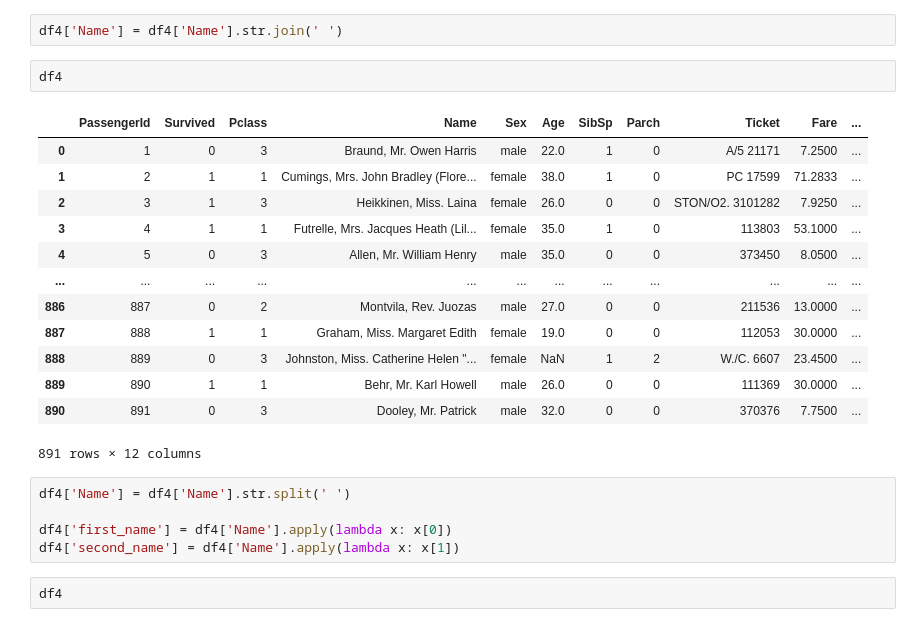
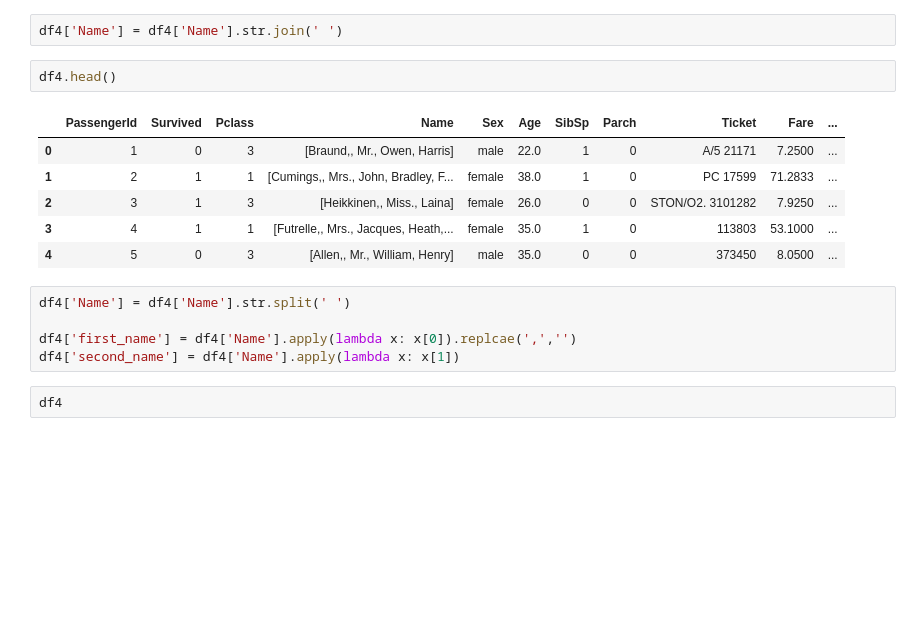
Before and after one commit to KEEPGOINGNOW/Fintech_Service_2nd, a Jupyter notebook: 05_Machine_Learning/02_pandas_사용법.ipynb, the cells around one changed output. Cells and saved outputs as stored; diff of their text form; blank space fills up the shorter version.

```diff
--- a/05_Machine_Learning/02_pandas_사용법.ipynb
+++ b/05_Machine_Learning/02_pandas_사용법.ipynb
@@ -1155,25 +1196,18 @@ Name: Name, Length: 891, dtype: object
 # %%
 df4['Name'] = df4['Name'].str.join(' ')
 # %%
-df4
+df4.head()
 # %% [output]
 |  | PassengerId | Survived | Pclass | Name | Sex | Age | SibSp | Parch | Ticket | Fare | ... |
-| 0 | 1 | 0 | 3 | Braund, Mr. Owen Harris | male | 22.0 | 1 | 0 | A/5 21171 | 7.2500 | ... |
-| 1 | 2 | 1 | 1 | Cumings, Mrs. John Bradley (Flore... | female | 38.0 | 1 | 0 | PC 17599 | 71.2833 | ... |
-| 2 | 3 | 1 | 3 | Heikkinen, Miss. Laina | female | 26.0 | 0 | 0 | STON/O2. 3101282 | 7.9250 | ... |
-| 3 | 4 | 1 | 1 | Futrelle, Mrs. Jacques Heath (Lil... | female | 35.0 | 1 | 0 | 113803 | 53.1000 | ... |
-| 4 | 5 | 0 | 3 | Allen, Mr. William Henry | male | 35.0 | 0 | 0 | 373450 | 8.0500 | ... |
-| ... | ... | ... | ... | ... | ... | ... | ... | ... | ... | ... | ... |
-| 886 | 887 | 0 | 2 | Montvila, Rev. Juozas | male | 27.0 | 0 | 0 | 211536 | 13.0000 | ... |
-| 887 | 888 | 1 | 1 | Graham, Miss. Margaret Edith | female | 19.0 | 0 | 0 | 112053 | 30.0000 | ... |
-| 888 | 889 | 0 | 3 | Johnston, Miss. Catherine Helen "... | female | NaN | 1 | 2 | W./C. 6607 | 23.4500 | ... |
-| 889 | 890 | 1 | 1 | Behr, Mr. Karl Howell | male | 26.0 | 0 | 0 | 111369 | 30.0000 | ... |
-| 890 | 891 | 0 | 3 | Dooley, Mr. Patrick | male | 32.0 | 0 | 0 | 370376 | 7.7500 | ... |
+| 0 | 1 | 0 | 3 | [Braund,, Mr., Owen, Harris] | male | 22.0 | 1 | 0 | A/5 21171 | 7.2500 | ... |
+| 1 | 2 | 1 | 1 | [Cumings,, Mrs., John, Bradley, F... | female | 38.0 | 1 | 0 | PC 17599 | 71.2833 | ... |
+| 2 | 3 | 1 | 3 | [Heikkinen,, Miss., Laina] | female | 26.0 | 0 | 0 | STON/O2. 3101282 | 7.9250 | ... |
+| 3 | 4 | 1 | 1 | [Futrelle,, Mrs., Jacques, Heath,... | female | 35.0 | 1 | 0 | 113803 | 53.1000 | ... |
+| 4 | 5 | 0 | 3 | [Allen,, Mr., William, Henry] | male | 35.0 | 0 | 0 | 373450 | 8.0500 | ... |
-891 rows × 12 columns
 # %%
 df4['Name'] = df4['Name'].str.split(' ')
 
-df4['first_name'] = df4['Name'].apply(lambda x: x[0])
+df4['first_name'] = df4['Name'].apply(lambda x: x[0]).replcae(',','')
 df4['second_name'] = df4['Name'].apply(lambda x: x[1])
 # %%
 df4
```
Also changed, not shown: parts of 85 cells of this notebook, 2 other files.
